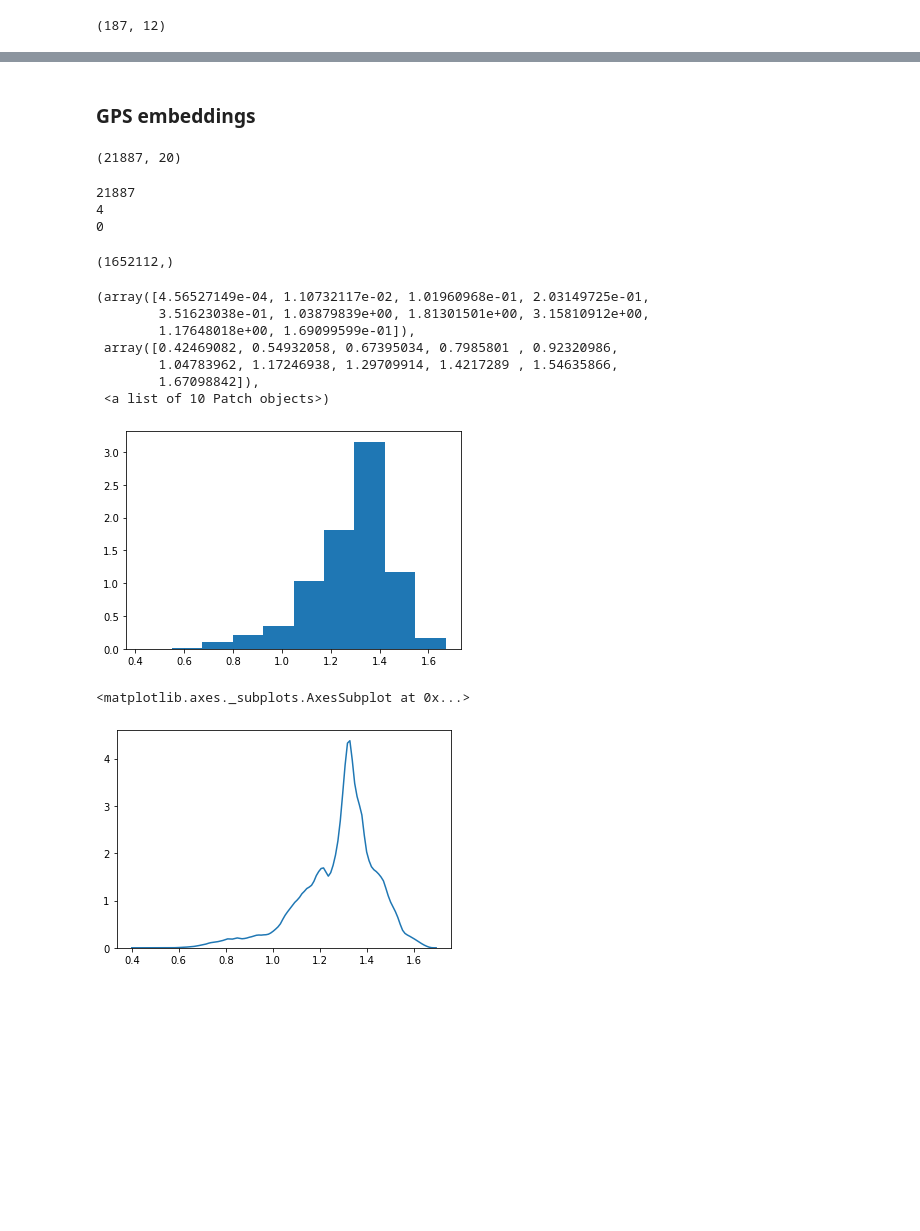
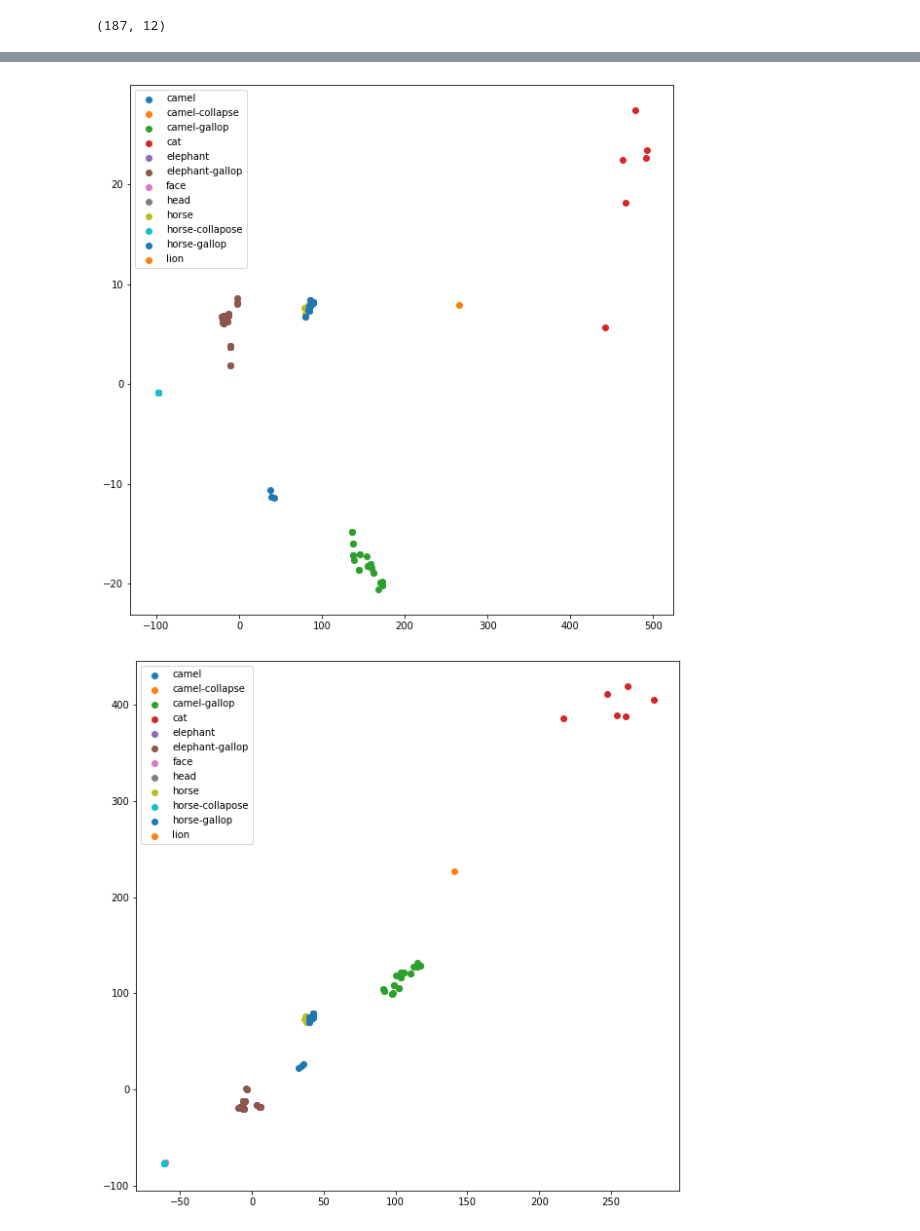
Before and after one commit to cepedus/Laplace-Beltrami-mesh-classifier, a Jupyter notebook: DescriptorAnalysis.ipynb, the cells around one changed output, grey strips where cells are left out. Cells and saved outputs as stored; diff of their text form; code cells hidden in the pictures; blank space fills up the shorter version.

```diff
--- a/DescriptorAnalysis.ipynb
+++ b/DescriptorAnalysis.ipynb
@@ -214,2 +250,0 @@ scatter_annotated(x_pca, y_pca, y_simple)
-# %% [markdown]
-### GPS embeddings
@@ -218,14 +250,0 @@ scatter_annotated(x_pca, y_pca, y_simple)
-# %%
-gps_test = matrixGPS(embeds[0])
-print(gps_test.shape)
-# %% [output]
-(21887, 20)
-# %%
-regions_test = regions(gps_test)
-print(len(regions_test))
-print(max(regions_test))
-print(min(regions_test))
-# %% [output]
-21887
-4
-0
@@ -234,20 +251,10 @@ d_test = distances(gps_test, regions_test, 0, 2)
-# %%
-d_test.shape
-# %% [output]
-(1652112,)
-# %%
-plt.hist(d_test, density=True)
-# %% [output]
-(array([4.56527149e-04, 1.10732117e-02, 1.01960968e-01, 2.03149725e-01,
-        3.51623038e-01, 1.03879839e+00, 1.81301501e+00, 3.15810912e+00,
-        1.17648018e+00, 1.69099599e-01]),
- array([0.42469082, 0.54932058, 0.67395034, 0.7985801 , 0.92320986,
-        1.04783962, 1.17246938, 1.29709914, 1.4217289 , 1.54635866,
-        1.67098842]),
- <a list of 10 Patch objects>)
-[figure, removed]
-# %%
-sns.distplot(d_test, hist=False)
-# %% [output]
-<matplotlib.axes._subplots.AxesSubplot at 0x...>
-[figure, removed]
+# %%
+x_pca, y_pca = dim_reduction(X_trunc, method='pca')
+scatter_annotated(x_pca, y_pca, y_mid)
+# %% [output]
+[figure, added]
+# %%
+x_mds, y_mds = dim_reduction(X_trunc, method='mds')
+scatter_annotated(x_mds, y_mds, y_mid)
+# %% [output]
+[figure, added]
```
Also changed, not shown: parts of 13 cells of this notebook.
